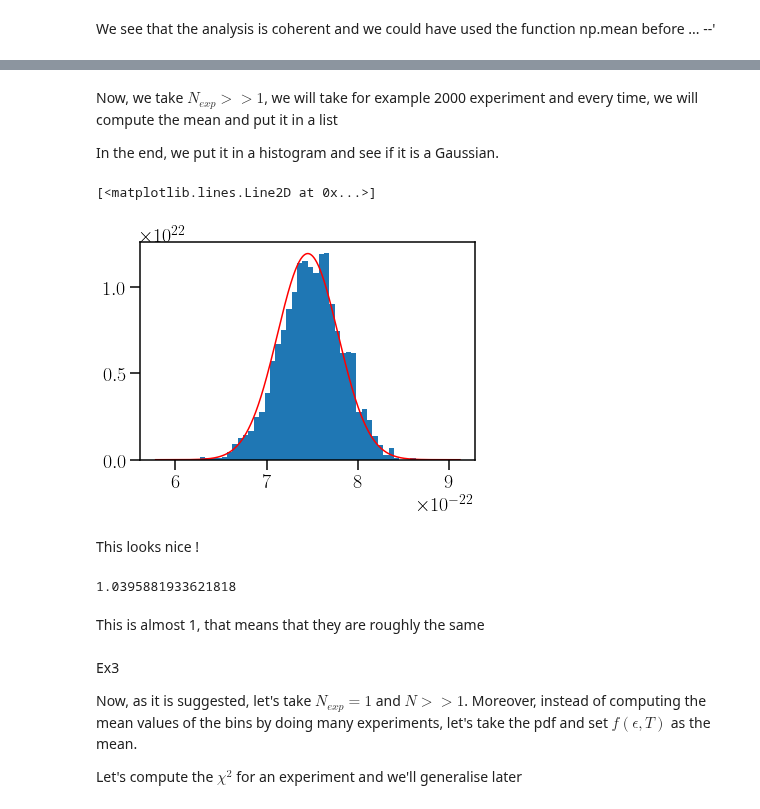
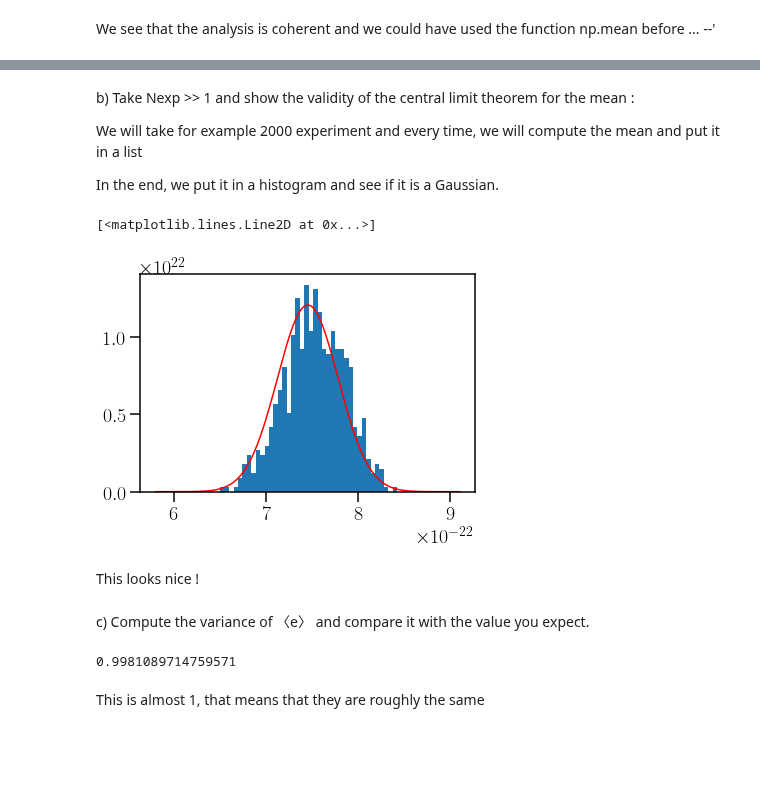
Before and after one commit to Nayaqs/stats, a Jupyter notebook: FinalProject.ipynb, the cells around one changed output, grey strips where cells are left out. Cells and saved outputs as stored; diff of their text form; code cells hidden in the pictures; blank space fills up the shorter version.

```diff
--- a/FinalProject.ipynb
+++ b/FinalProject.ipynb
@@ -60,7 +68,7 @@ def Egenerator(nEvents, Temp):
     listE =[]
     while len(listE)<nEvents :
         interval= (0, 2*mu)
-        fmax    = np.max(f(np.linspace(0,3*mu,1000),3))*1.05
+        fmax    = np.max(f(np.linspace(*interval,1000),3))*1.05
         gen     = np.random.default_rng()
         x       = gen.uniform(*interval)
         y       = gen.uniform(0, fmax)
@@ -68,16 +76,16 @@ def Egenerator(nEvents, Temp):
             listE.append(x)
     return listE
 # %%
-N       = 5000
+N       = 7000
 nBins   = 20
-fmax    = np.max(f(np.linspace(0,3*mu,1000),3))*1.05
+fmax    = np.max(f(np.linspace(0,2*mu,1000),3))*1.02
+data    = Egenerator(N, 3)
 
 plt.plot(xfunc,yfunc, color = "r", label = "Energy distribution")
-content,bin_edges, _ = plt.hist(Egenerator(N, 3), density=True, bins =nBins, label = "Monte Carlo generated samples")
+content,bin_edges, _ = plt.hist(data, density=True, bins =nBins, label = "Monte Carlo generated samples")
 plt.plot([0,2*mu],[fmax,fmax], label="Uniform envelope", lw=4)
 plt.xlabel("Energy")
 plt.ylabel("$f(\epsilon,\,T)$")
-#plt.tight_layout()
 plt.legend()
 # %% [output]
 <matplotlib.legend.Legend at 0x...>
@@ -167,5 +183,7 @@ It looks nice !
 # %% [markdown]
-Now, we take $N_{exp} >> 1$, we will take for example 2000 experiment and every time, we will compute the mean and put it in a list
+b) Take Nexp >> 1 and show the validity of the central limit theorem for the mean :
+
+We will take for example 2000 experiment and every time, we will compute the mean and put it in a list
 
 In the end, we put it in a histogram and see if it is a Gaussian.
 # %%
@@ -173,40 +191,35 @@ def gauss(x, gmean, gsigma):
     pref = 1/(np.sqrt(2*np.pi)*gsigma)
     return pref*np.exp(-(x-gmean)*(x-gmean)/(2*gsigma*gsigma))
 # %%
-
-#Code takes a bit of time to run (1min30)
+#Code takes a bit of time to run
 N=100
-Nexp = 2000
+Nexp = 700
 
 k=1
-listMean2 = []
+listMean = []
 while k<=Nexp :
     mean2 = np.mean(Egenerator(N,3))
-    listMean2.append(mean2)
+    listMean.append(mean2)
     k = k+1
 # %%
-gsigma = stdev/np.sqrt(N)
-gmean = meanTH
-xplot = np.linspace(meanTH-5*gsigma, meanTH+5*gsigma, 1000)
-yplot = gauss(xplot, gmean, gsigma)
+sigma = stdev/np.sqrt(N)
+mean = meanTH
+xplot = np.linspace(meanTH-5*sigma, meanTH+5*sigma, 1000)
+yplot = gauss(xplot, mean, sigma)
 
 
-plt.hist(listMean2, density=True, bins = 40)
+plt.hist(listMean, density=True, bins = 40)
 plt.plot(xplot,yplot, color ="red")
 # %% [output]
 [<matplotlib.lines.Line2D at 0x...>]
-[figure, old version]
+[figure, new version]
 # %% [markdown]
 This looks nice !
+# %% [markdown]
+c) Compute the variance of 〈e〉 and compare it with the value you expect.
 # %%
-np.var(listMean2)/(gsigma**2)
+np.var(listMean)/(sigma**2)
 # %% [output]
-1.0395881933621818
+0.9981089714759571
 # %% [markdown]
 This is almost 1, that means that they are roughly the same
-# %% [markdown]
-Ex3
-
-Now, as it is suggested, let's take $N_{exp}=1$ and $N>>1$. Moreover, instead of computing the mean values of the bins by doing many experiments, let's take the pdf and set $f(\epsilon,T)$ as the mean.
-
-Let's compute the $\chi^2$ for an experiment and we'll generalise later
```
Also changed, not shown: parts of 54 cells of this notebook.
